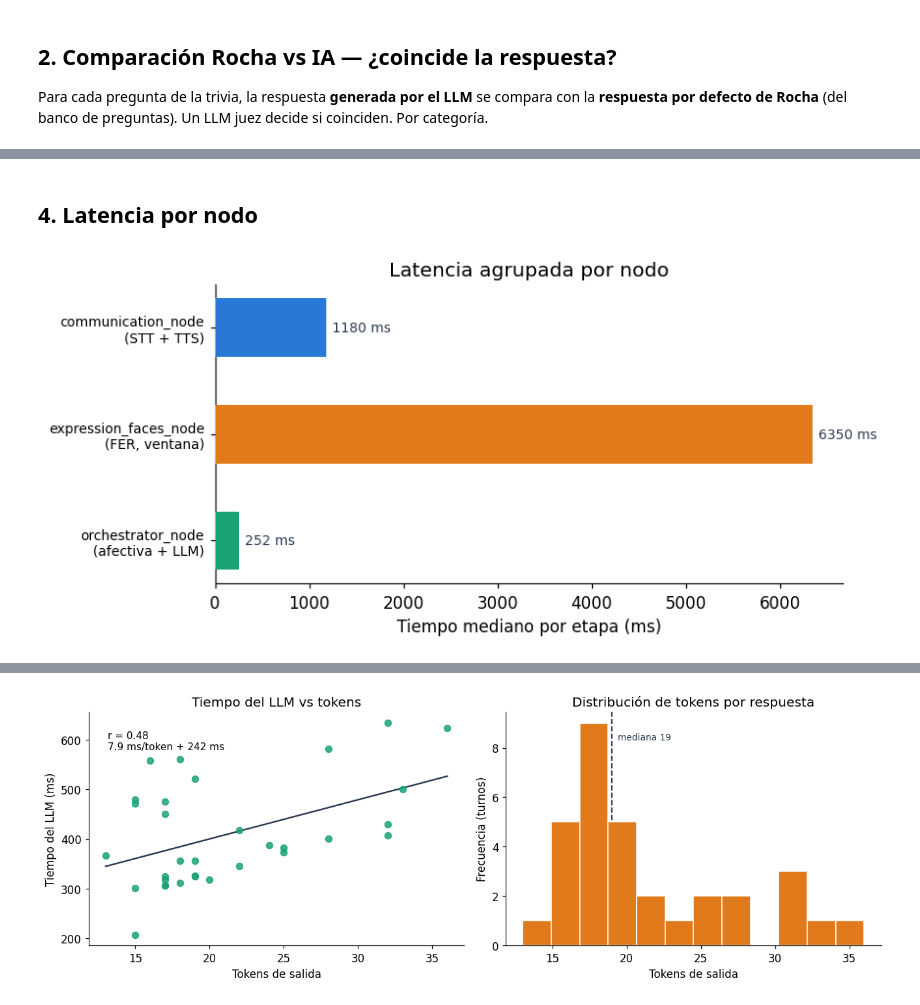
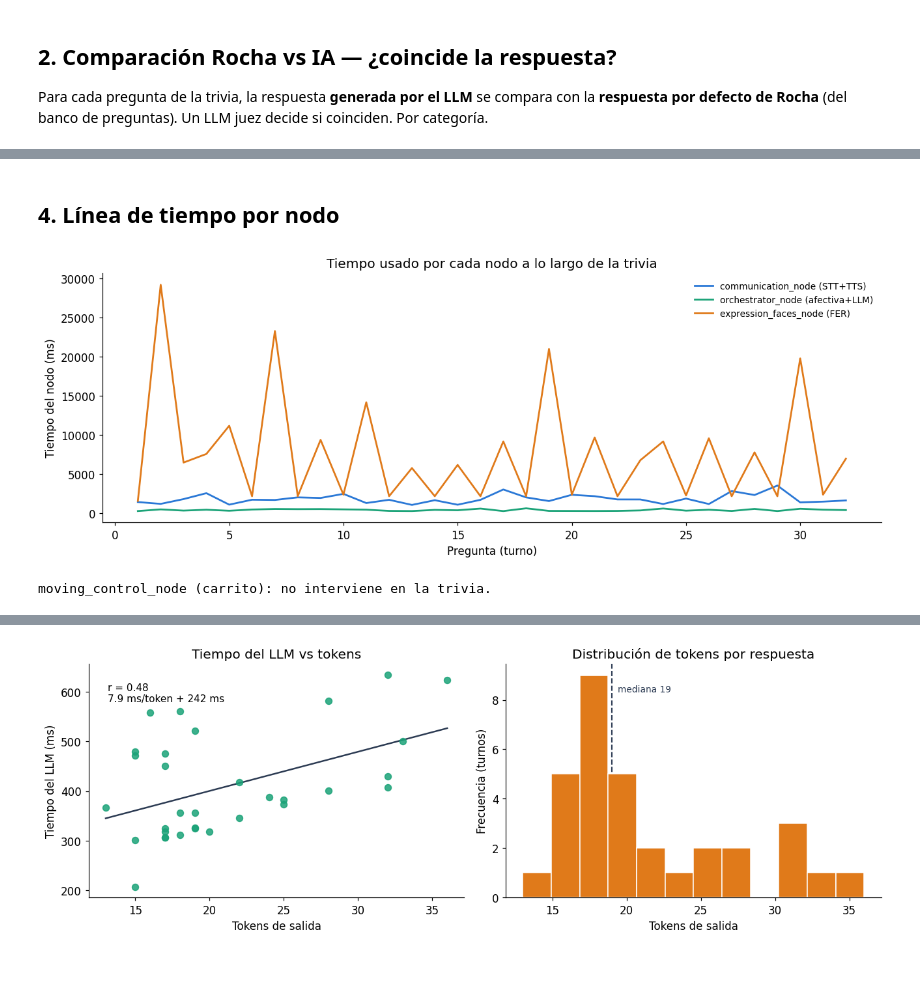
Before and after one commit to Adr4563/ARFORD, a Jupyter notebook: pruebas/metricas/metricas_trivia_romeo.ipynb, the cells around one changed output, grey strips where cells are left out. Drawn from its saved outputs; the diff is of its cells as text; code cells hidden in the pictures; blank space fills up the shorter version.

```diff
--- a/pruebas/metricas/metricas_trivia_romeo.ipynb
+++ b/pruebas/metricas/metricas_trivia_romeo.ipynb
@@ -84,25 +81,0 @@ Tiempo promedio de cada etapa del turno de trivia. FER corre en el sensor IMX500
-# %%
-def prom(s):
-    s = pd.to_numeric(s, errors="coerce").dropna()
-    return s.mean() if len(s) else np.nan
-
-mods = {
-    "STT\n(voz→texto)": mod["t_stt_ms"],
-    "TER\n(texto)":     mod["t_ter_ms"],
-    "SER\n(voz)":       mod["t_ser_ms"],
-    "Afectiva\nPULSE+ROSE+AEB": turnos["afectiva_ms"],
-    "LLM\n(gemma3:4b)": turnos["t_llm_ms"],
-    "TTS\n(voz)":       tts["t_tts_ms"],
-}
-cols = [VERDE,VERDE,VERDE,AZUL,NARANJA,VERDE]
-vals = [prom(s) for s in mods.values()]
-
-fig, ax = plt.subplots(figsize=(9,4.5))
-x = np.arange(len(mods))
-ax.bar(x, vals, color=cols, width=0.62, zorder=3)
-for i,v in enumerate(vals):
-    ax.text(i, v+max(vals)*0.02, f"{v:.0f}", ha="center", va="bottom", fontsize=9, color=GRIS)
-ax.set_xticks(x); ax.set_xticklabels(mods.keys(), fontsize=9)
-ax.set_ylabel("Tiempo (ms)")
-ax.set_title("Tiempo promedio por módulo")
-plt.tight_layout(); plt.show()
@@ -111,28 +150,16 @@ plt.tight_layout(); plt.show()
 # %% [markdown]
-## 4. Latencia por nodo
+## 4. Línea de tiempo por nodo
-# %%
-import re
-fer = []
-try:
-    log = open(ruta("romeo_run.log"), encoding="utf-8", errors="replace").read()
-    fer = [float(m.group(1)) for m in re.finditer(r"FER: \d+ cuadros en ([\d.]+) s", log)]
-except FileNotFoundError:
-    pass
-fer_med = np.median(fer)*1000 if fer else np.nan
-
-nodos = {
-    "communication_node\n(STT + TTS)": prom(pd.concat([mod["t_stt_ms"], tts["t_tts_ms"]])),
-    "expression_faces_node\n(FER, ventana)": fer_med,
-    "orchestrator_node\n(afectiva + LLM)": prom(pd.concat([turnos["afectiva_ms"], turnos["t_llm_ms"]])),
-}
-fig, ax = plt.subplots(figsize=(8,3.8))
-y = np.arange(len(nodos)); vals=list(nodos.values())
-ax.barh(y, vals, color=[AZUL,NARANJA,VERDE], height=0.55, zorder=3)
-for i,v in enumerate(vals):
-    ax.text(v+max(vals)*0.01, i, f"{v:.0f} ms", va="center", fontsize=9, color=GRIS)
-ax.set_yticks(y); ax.set_yticklabels(nodos.keys(), fontsize=9)
-ax.invert_yaxis(); ax.set_xlabel("Tiempo mediano por etapa (ms)")
-ax.set_title("Latencia agrupada por nodo")
-plt.tight_layout(); plt.show()
-# %% [output]
-[figure, removed]
+# %%
+fig, ax = plt.subplots(figsize=(12,4.5))
+x = dft["pregunta"]
+ax.plot(x, dft["communication_node"], color=AZUL, lw=1.8, label="communication_node (STT+TTS)")
+ax.plot(x, dft["orchestrator_node"], color=VERDE, lw=1.8, label="orchestrator_node (afectiva+LLM)")
+ax.plot(x, dft["expression_faces_node"], color=NARANJA, lw=1.8, label="expression_faces_node (FER)")
+ax.set_xlabel("Pregunta (turno)"); ax.set_ylabel("Tiempo del nodo (ms)")
+ax.set_title("Tiempo usado por cada nodo a lo largo de la trivia")
+ax.legend(frameon=False, fontsize=9)
+plt.tight_layout(); plt.show()
+print("moving_control_node (carrito): no interviene en la trivia.")
+# %% [output]
+[figure, added]
+moving_control_node (carrito): no interviene en la trivia.
```
Also changed, not shown: parts of 17 cells of this notebook, 11 other files.
